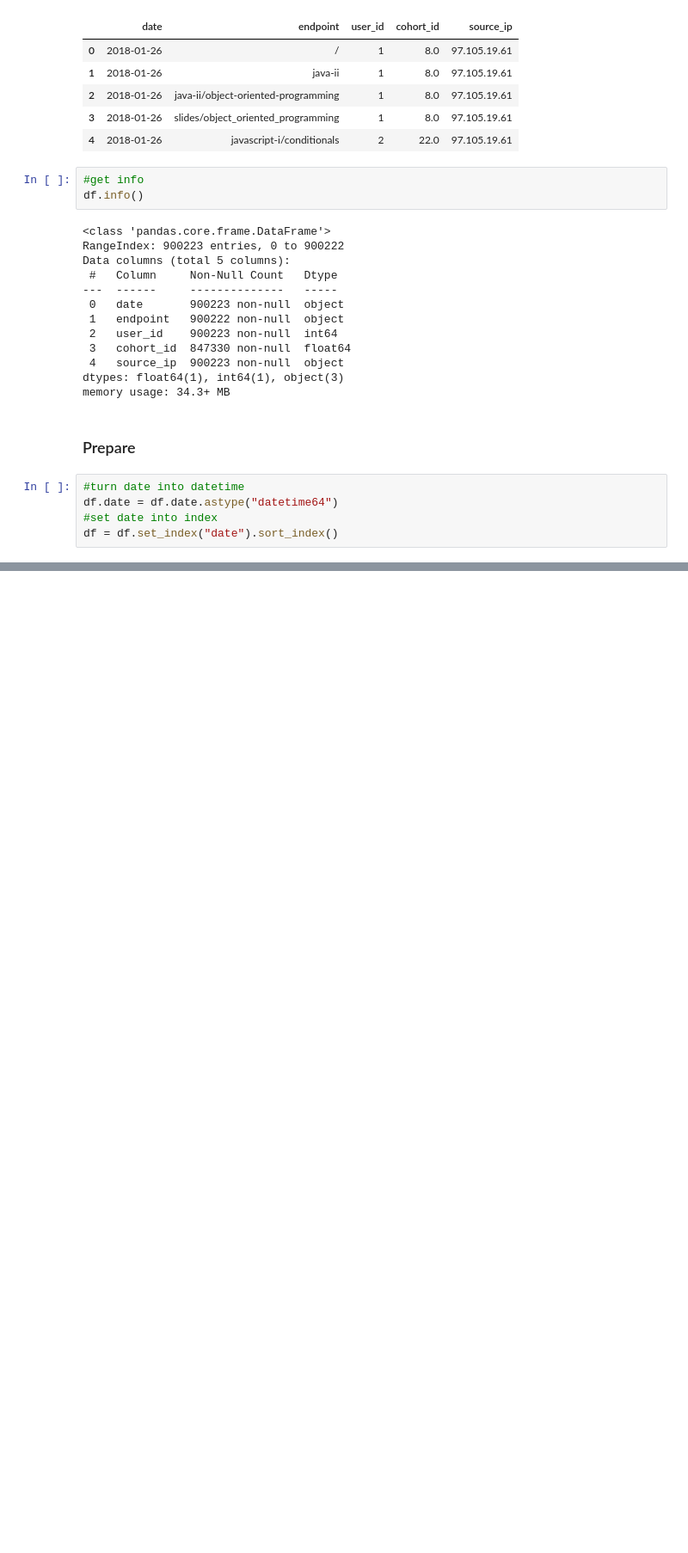
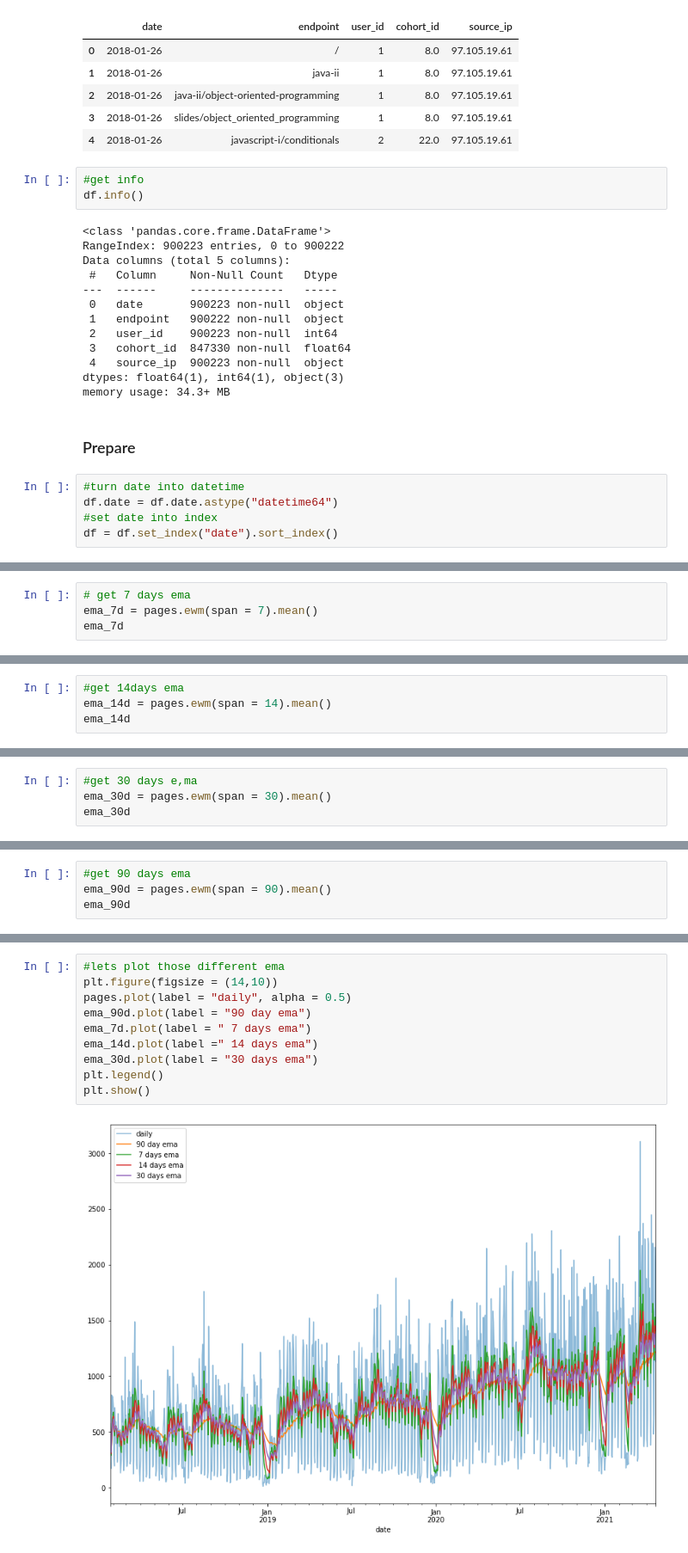
Before and after one commit to rajeshlamichhane04/anomaly-detection-exercises, a Jupyter notebook: time_series_anomaly_detection.ipynb, the cells around one changed output, grey strips where cells are left out. Shown: that part at 86% size. Cells and saved outputs as stored; diff of their text form; blank space fills up the shorter version.

```diff
--- a/time_series_anomaly_detection.ipynb
+++ b/time_series_anomaly_detection.ipynb
@@ -65,0 +118,4 @@ df = df.set_index("date").sort_index()
+# %%
+# get 7 days ema
+ema_7d = pages.ewm(span = 7).mean()
+ema_7d
@@ -65,0 +136,4 @@ df = df.set_index("date").sort_index()
+# %%
+#get 14days ema
+ema_14d = pages.ewm(span = 14).mean()
+ema_14d
@@ -65,0 +154,4 @@ df = df.set_index("date").sort_index()
+# %%
+#get 30 days e,ma
+ema_30d = pages.ewm(span = 30).mean()
+ema_30d
@@ -65,0 +172,4 @@ df = df.set_index("date").sort_index()
+# %%
+#get 90 days ema
+ema_90d = pages.ewm(span = 90).mean()
+ema_90d
@@ -65,0 +190,12 @@ df = df.set_index("date").sort_index()
+# %%
+#lets plot those different ema
+plt.figure(figsize = (14,10))
+pages.plot(label = "daily", alpha = 0.5)
+ema_90d.plot(label = "90 day ema")
+ema_7d.plot(label = " 7 days ema")
+ema_14d.plot(label =" 14 days ema")
+ema_30d.plot(label = "30 days ema")
+plt.legend()
+plt.show()
+# %% [output]
+[figure, added]
```
Also changed, not shown: parts of 48 cells of this notebook.
